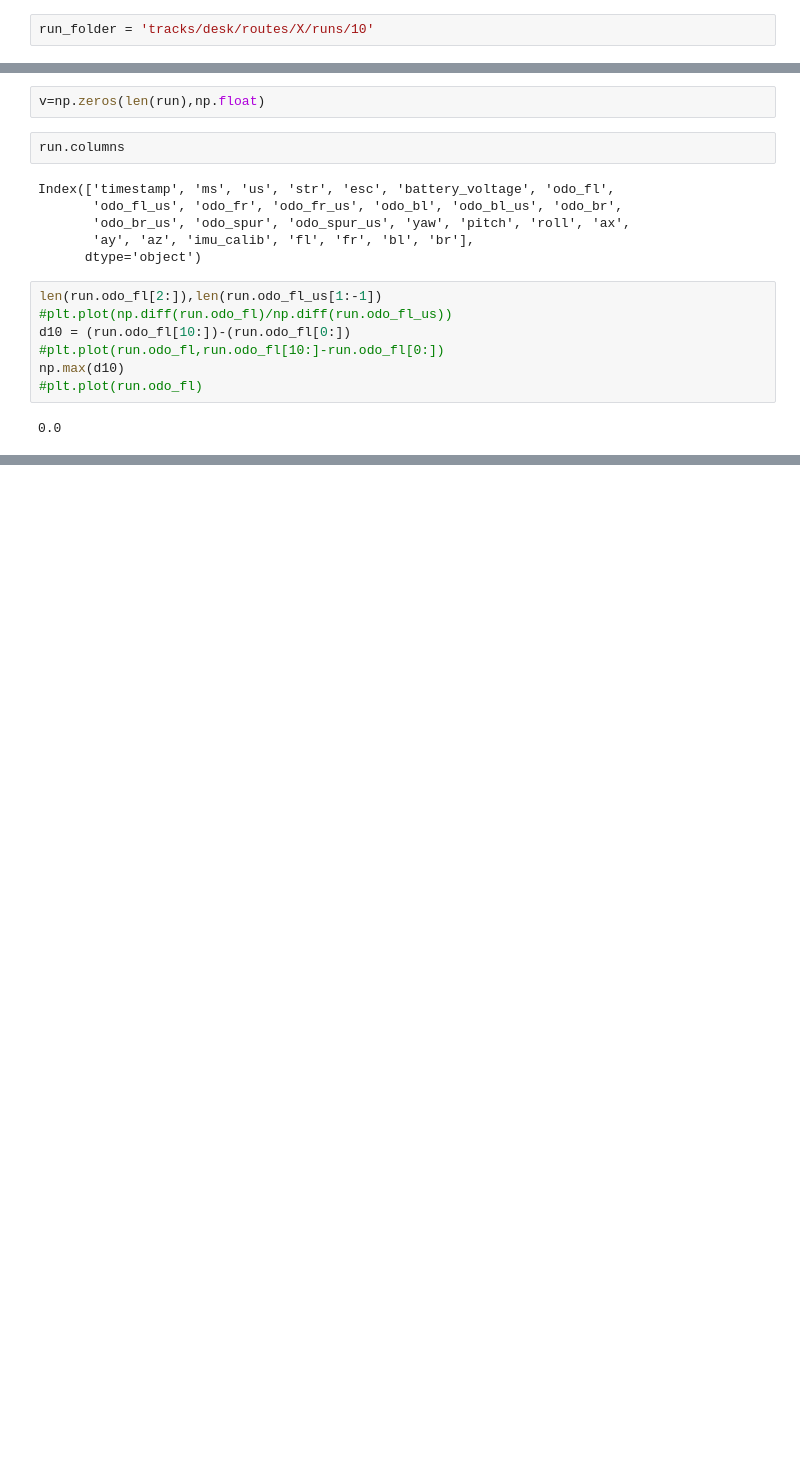
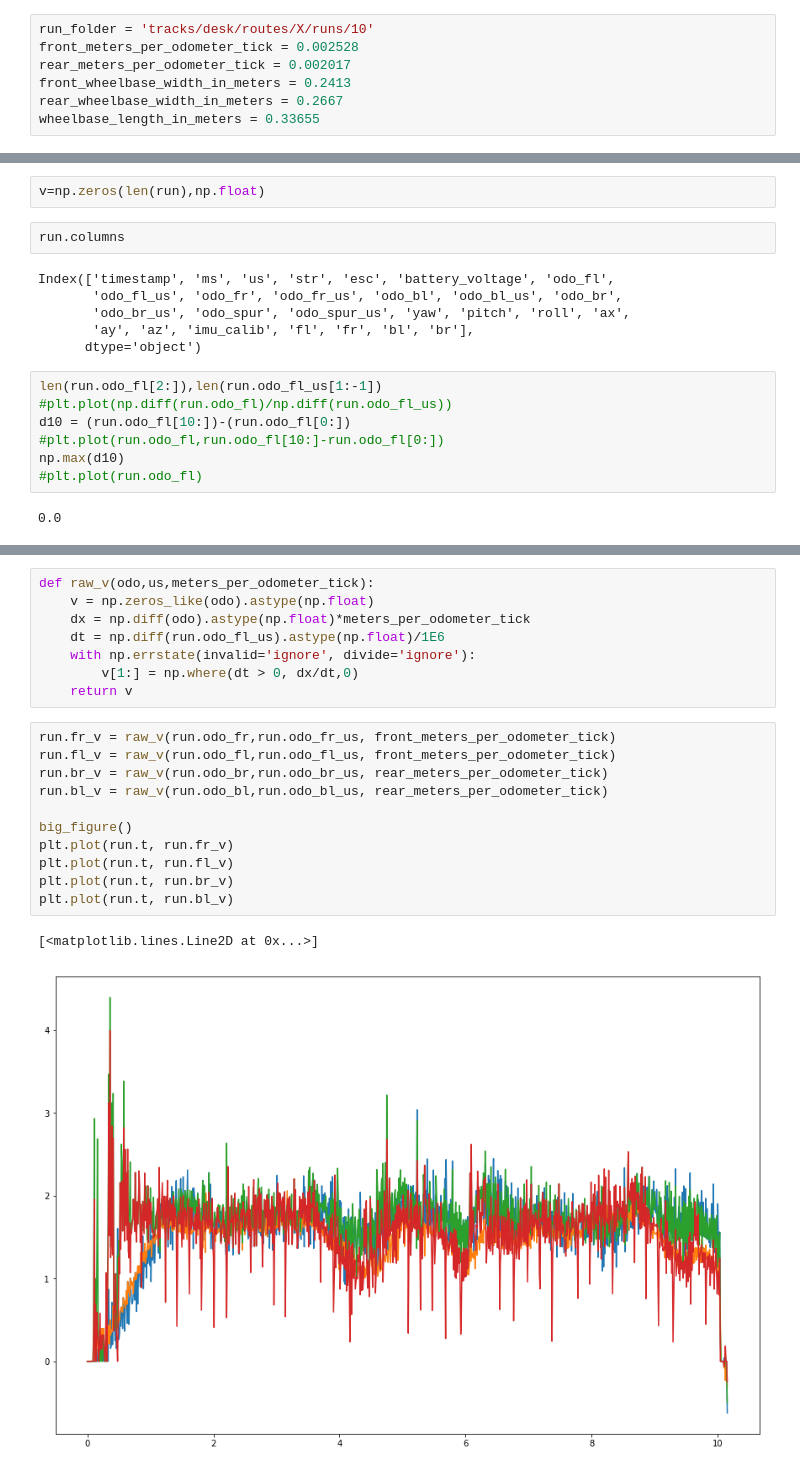
Before and after one commit to berickson/car, a Jupyter notebook: notebooks/Odometry.ipynb, the cells around one changed output, grey strips where cells are left out. Drawn from its saved outputs; the diff is of its cells as text; blank space fills up the shorter version.

```diff
--- a/notebooks/Odometry.ipynb
+++ b/notebooks/Odometry.ipynb
@@ -41,6 +41,11 @@ def big_figure():
 ## Settings
 # %%
 run_folder = 'tracks/desk/routes/X/runs/10'
+front_meters_per_odometer_tick = 0.002528
+rear_meters_per_odometer_tick = 0.002017
+front_wheelbase_width_in_meters = 0.2413
+rear_wheelbase_width_in_meters = 0.2667
+wheelbase_length_in_meters = 0.33655
 # %% [markdown]
 ## Analysis
 # %%
@@ -182,0 +201,22 @@ plt.plot(np.diff(run.odo_fl,n=1)/np.diff(run.odo_fl_us,n=1))
+# %%
+def raw_v(odo,us,meters_per_odometer_tick):
+    v = np.zeros_like(odo).astype(np.float)
+    dx = np.diff(odo).astype(np.float)*meters_per_odometer_tick
+    dt = np.diff(run.odo_fl_us).astype(np.float)/1E6
+    with np.errstate(invalid='ignore', divide='ignore'):
+        v[1:] = np.where(dt > 0, dx/dt,0)
+    return v
+# %%
+run.fr_v = raw_v(run.odo_fr,run.odo_fr_us, front_meters_per_odometer_tick)
+run.fl_v = raw_v(run.odo_fl,run.odo_fl_us, front_meters_per_odometer_tick)
+run.br_v = raw_v(run.odo_br,run.odo_br_us, rear_meters_per_odometer_tick)
+run.bl_v = raw_v(run.odo_bl,run.odo_bl_us, rear_meters_per_odometer_tick)
+
+big_figure()
+plt.plot(run.t, run.fr_v)
+plt.plot(run.t, run.fl_v)
+plt.plot(run.t, run.br_v)
+plt.plot(run.t, run.bl_v)
+# %% [output]
+[<matplotlib.lines.Line2D at 0x...>]
+[figure, added]
```
Also changed, not shown: parts of 11 cells of this notebook.
